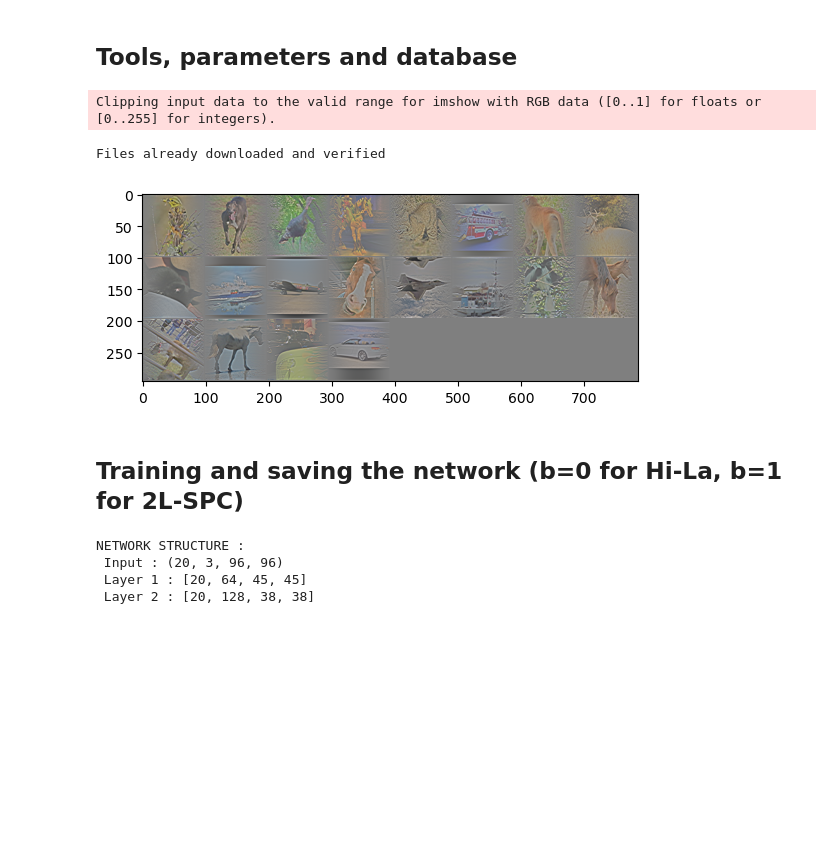
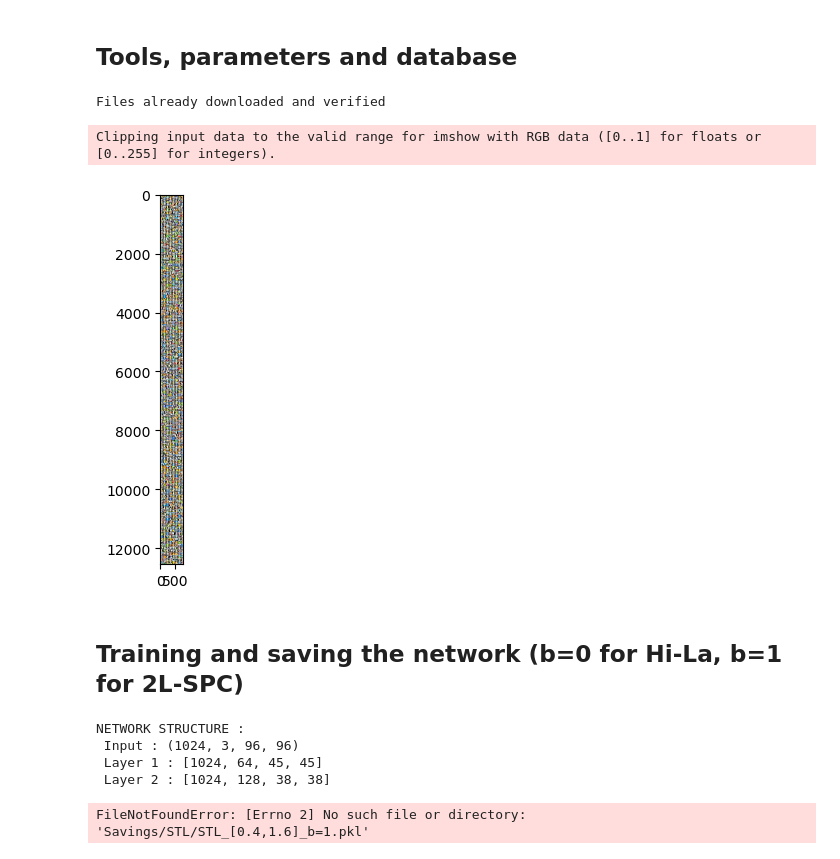
Before and after one commit to pulinagrawal/SDPC, a Jupyter notebook: notebooks/1-STL_training.ipynb, the cells around one changed output. Cells and saved outputs as stored; diff of their text form; code cells hidden in the pictures; blank space fills up the shorter version.

```diff
--- a/notebooks/1-STL_training.ipynb
+++ b/notebooks/1-STL_training.ipynb
@@ -45,39 +45,40 @@ def imshow(img):
 data_path = '../data/STL/stl10_binary/'
 
 transform = Compose([ToTensor(),
-                    to_cuda(),
+                    to_device(),
                     whitening((96,96),f_0=0.5),
                     Resize((96,96)),
                     LCN(kernel_size=9,sigma=0.5,rgb=True),
                     z_score(),
                     mask((96,96))
                     ])
 
 dataset = STL10(data_path, transform=transform, download=True, split='train')
 
-DataBase = DataLoader(dataset, batch_size=20, shuffle=False, drop_last=True)
+batch_size = 1024
+DataBase = DataLoader(dataset, batch_size=batch_size, shuffle=False, drop_last=True)
 for batch in DataBase:
     images = batch[0].cpu()
     imshow(make_grid(images))
     break
 
 ## Gaussian masks for the dictionaries
 mask_g = [gaussian_kernel((64,3,8,8), sigma=30), gaussian_kernel((128,64,8,8), sigma=30)]
 
 ## Setting parameters
 l_r = [1e-4,5e-3]#### dictionaries learning rate [Layer1, Layer2]
 l_rv = [1e-3,1e-3]#### normalizer learning rate [Layer1, Layer2]
 l = [0.4,1.6]#### Sparsity parameters [Layer1, Layer2]
 b=1 #### Feedback strength parameter. b=0 --> Hila, b=1 --> 2L-SPC
 v_i=[10,10] #### Initial normalizer value [Layer1, Layer2]
 nb_epoch = 100 #### number of training epochs
 
 Use_tb = True #### Use to activate tensorboard monitoring
-save = False #### Use to run the entire simulation : TAKE HOURS. Use False to load previous simulation
+save = True #### Use to run the entire simulation : TAKE HOURS. Use False to load previous simulation
 # %% [output]
-Clipping input data to the valid range for imshow with RGB data ([0..1] for floats or [0..255] for integers).
+Files already downloaded and verified
-Files already downloaded and verified
+Clipping input data to the valid range for imshow with RGB data ([0..1] for floats or [0..255] for integers).
-[figure, old version]
+[figure, new version]
 # %% [markdown]
 ## Training and saving the network (b=0 for Hi-La, b=1 for 2L-SPC)
 # %%
@@ -86,7 +87,7 @@ Files already downloaded and verified
 layer = [LayerPC((64, 3, 8, 8), stride=2, b=b, v=v_i[0], v_size=64 ,out_pad=0),
         LayerPC((128, 64, 8, 8), stride=1, b=b, v=v_i[1], v_size=128 ,out_pad=0)]
 
-Net = Network(layer, input_size=(20, 3, 96,96))
+Net = Network(layer, input_size=(batch_size, 3, 96,96))
 Loss = ML_Lasso(Net, [l[0],l[1]])
 Pursuit = ML_FISTA(Net, Loss, max_iter=1000, th=1e-4, mode='eigen')
 
@@ -118,7 +119,7 @@ if save == True :
     for e in range(nb_epoch):
         for idx_batch, data in enumerate(DataBase):
 
-            batch = data[0].to(discover_device())
+            batch = data[0].to(torch.discover_device())
             gamma, it, Loss_G, delta = Pursuit.coding(batch)
 
 
@@ -181,6 +182,7 @@ else :
         output_exp = pickle.load(file)
 # %% [output]
 NETWORK STRUCTURE :
- Input : (20, 3, 96, 96)
- Layer 1 : [20, 64, 45, 45]
- Layer 2 : [20, 128, 38, 38]
+ Input : (1024, 3, 96, 96)
+ Layer 1 : [1024, 64, 45, 45]
+ Layer 2 : [1024, 128, 38, 38]
+FileNotFoundError: [Errno 2] No such file or directory: 'Savings/STL/STL_[0.4,1.6]_b=1.pkl'
```
Also changed, not shown: parts of 4 cells of this notebook.
